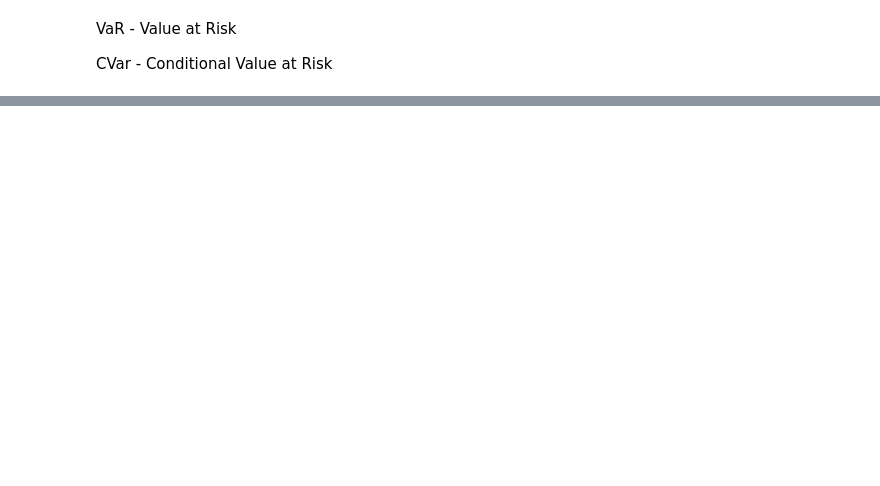
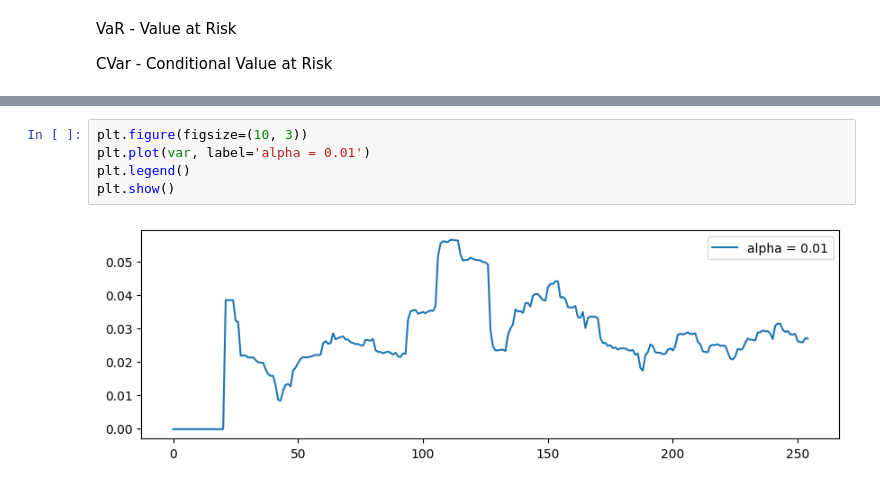
Before and after one commit to Kasymkhankhubiyev/Sirius-Uni, a Jupyter notebook: Intoduction Into Profession/tasks/Task6.ipynb, the cells around one changed output, grey strips where cells are left out. Saved outputs shown, nothing was run; the diff lists cells and outputs as text; blank space fills up the shorter version.

```diff
--- a/Intoduction Into Profession/tasks/Task6.ipynb
+++ b/Intoduction Into Profession/tasks/Task6.ipynb
@@ -81,0 +156,7 @@ plt.show()
+# %%
+plt.figure(figsize=(10, 3))
+plt.plot(var, label='alpha = 0.01')
+plt.legend()
+plt.show()
+# %% [output]
+[figure, added]
```
Also changed, not shown: parts of 19 cells of this notebook.
